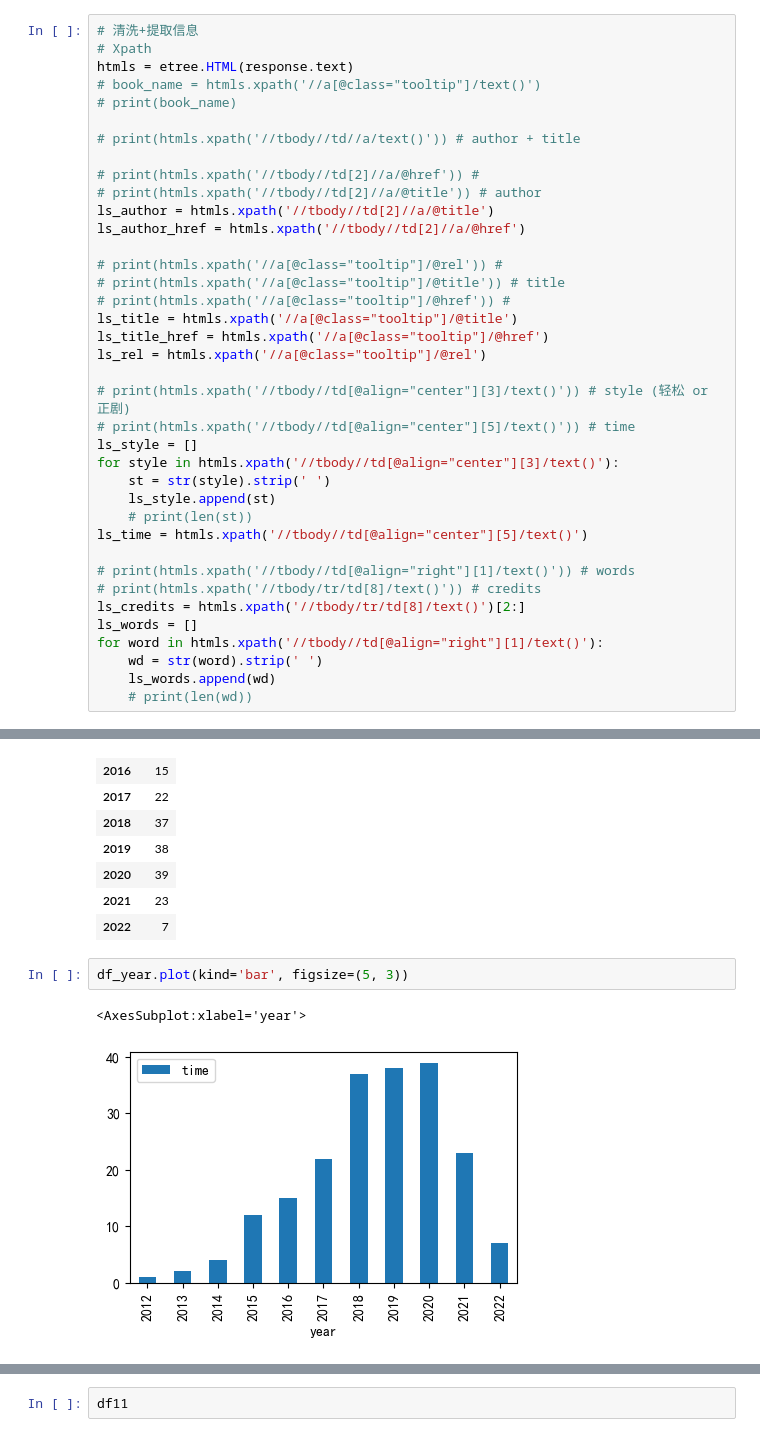
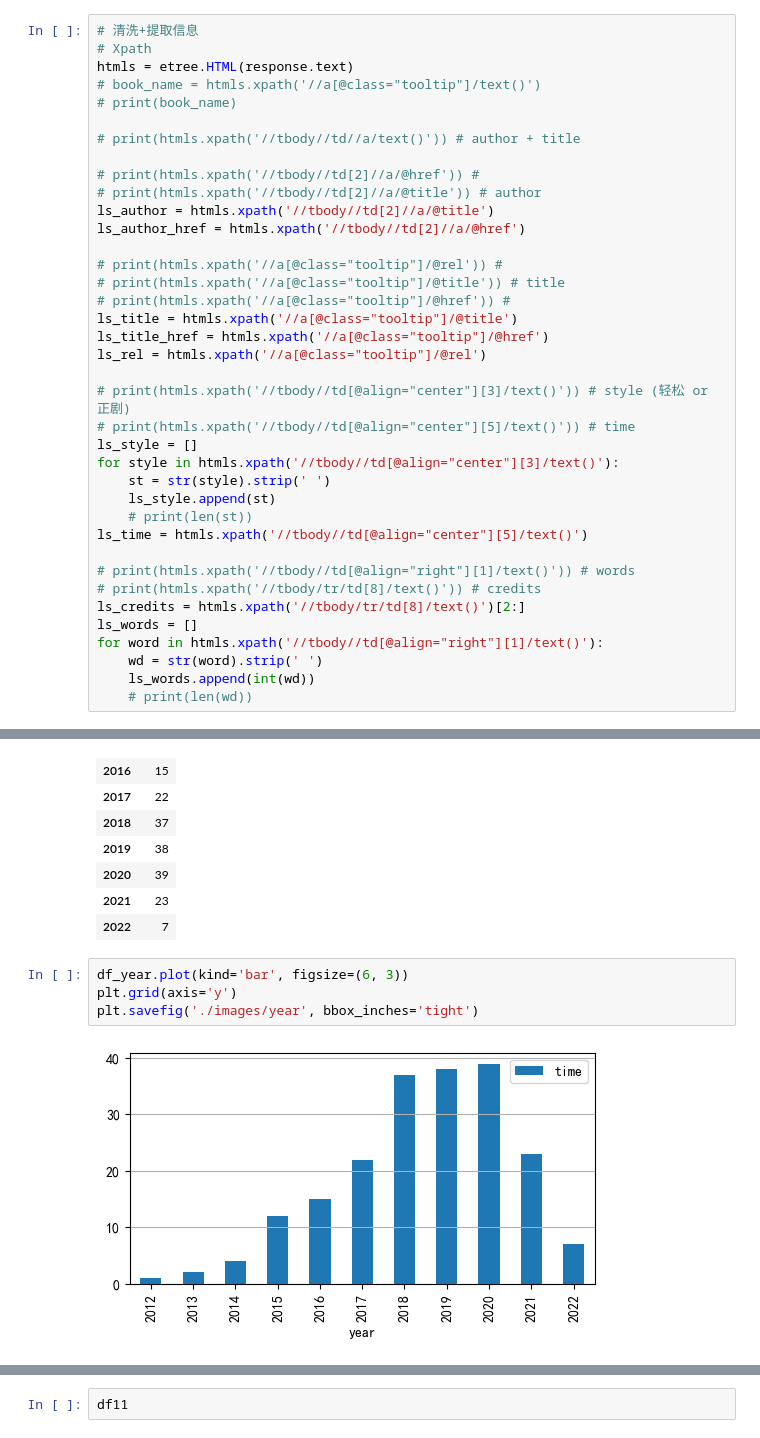
Before and after one commit to Ziyan-Wu/webc, a Jupyter notebook: pachong/ex03_jinjiangAnalysis.ipynb, the cells around one changed output, grey strips where cells are left out. Drawn from its saved outputs; the diff is of its cells as text.

```diff
--- a/pachong/ex03_jinjiangAnalysis.ipynb
+++ b/pachong/ex03_jinjiangAnalysis.ipynb
@@ -83,7 +84,7 @@ ls_credits = htmls.xpath('//tbody/tr/td[8]/text()')[2:]
 ls_words = []
 for word in htmls.xpath('//tbody//td[@align="right"][1]/text()'):
     wd = str(word).strip(' ')
-    ls_words.append(wd)
+    ls_words.append(int(wd))
     # print(len(wd))
 # %%
 
@@ -206,7 +209,8 @@ df_year
 | 2021 | 23 |
 | 2022 | 7 |
 # %%
-df_year.plot(kind='bar', figsize=(5, 3))
+df_year.plot(kind='bar', figsize=(6, 3))
+plt.grid(axis='y')
+plt.savefig('./images/year', bbox_inches='tight')
 # %% [output]
-<AxesSubplot:xlabel='year'>
-[figure, old version]
+[figure, new version]
```
Also changed, not shown: parts of 34 cells of this notebook.
